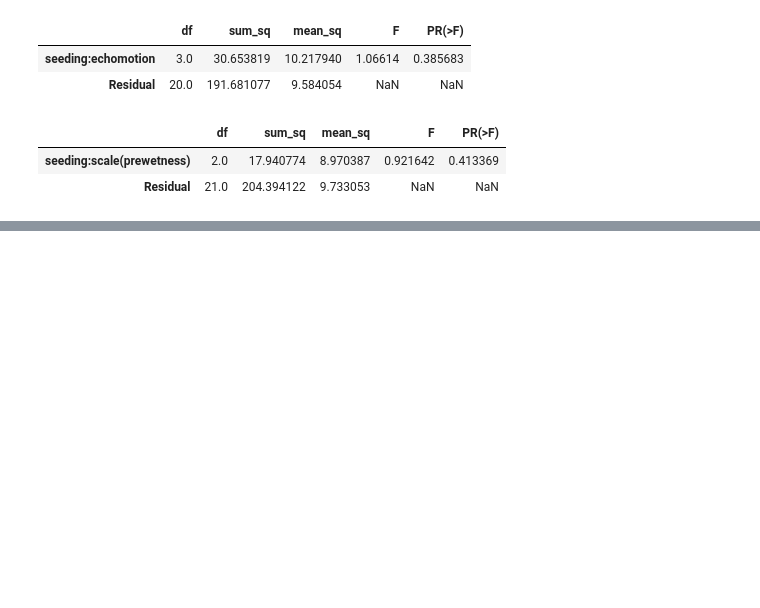
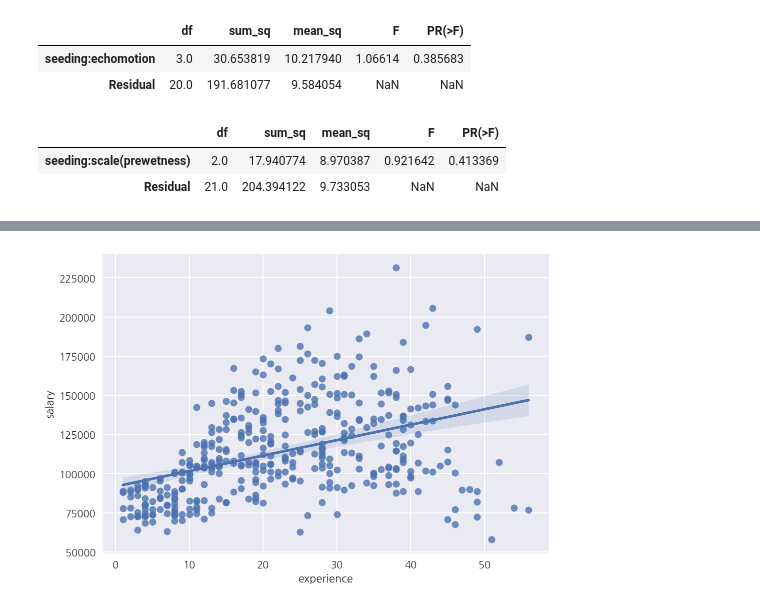
Before and after one commit to whguswls58/TIL, a Jupyter notebook: math/200523_mathclass.ipynb, the cells around one changed output, grey strips where cells are left out. Cells and saved outputs as stored; diff of their text form; code cells hidden in the pictures; blank space fills up the shorter version.

```diff
--- a/math/200523_mathclass.ipynb
+++ b/math/200523_mathclass.ipynb
@@ -114,0 +214,5 @@ sm.stats.anova_lm(result)
+# %%
+sns.regplot(x = "experience", y = "salary", data = df)
+plt.show()
+# %% [output]
+[figure, added]
```
Also changed, not shown: parts of 20 cells of this notebook.
